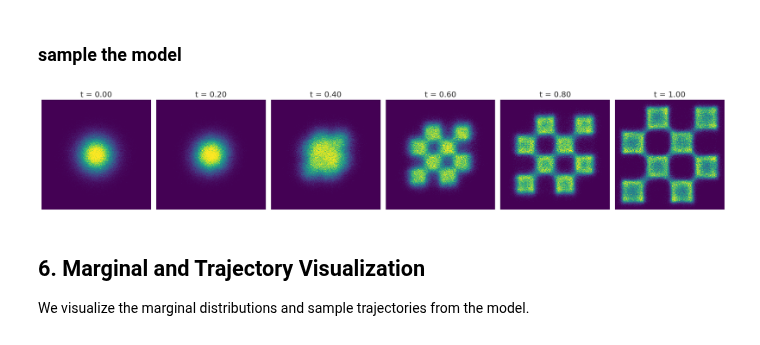
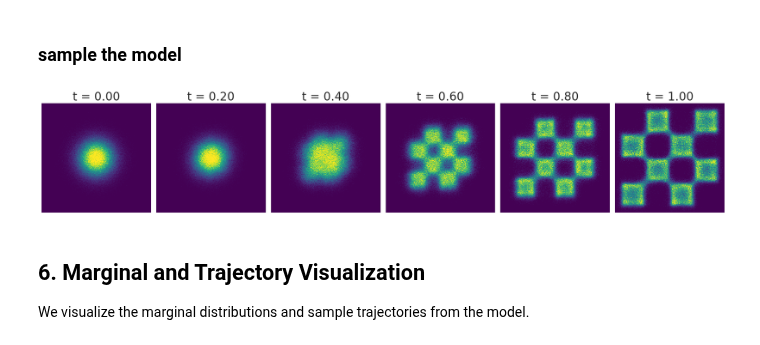
Before and after one commit to aurelio-amerio/GenSBI, a Jupyter notebook: docs/notebooks/flow_matching_2d_unconditional.ipynb, the cells around one changed output. Drawn from its saved outputs; the diff is of its cells as text; code cells hidden in the pictures.

```diff
--- a/docs/notebooks/flow_matching_2d_unconditional.ipynb
+++ b/docs/notebooks/flow_matching_2d_unconditional.ipynb
@@ -256,30 +256,30 @@ sns.set_style("darkgrid")
 # %%
 # Visualize the sampled trajectories at different time steps
 sol = np.array(sol)  # convert to numpy array
 T = np.array(T)  # convert to numpy array
 
 fig, axs = plt.subplots(1, nplots, figsize=(20,20))
 
 for i in range(nplots):
     H = axs[i].hist2d(sol[i,:,0,0], sol[i,:,1,0], 300, range=((-5,5), (-5,5)))
 
     cmin = 0.0
     cmax = jnp.quantile(jnp.array(H[0]), 0.99).item()
 
     norm = cm.colors.Normalize(vmax=cmax, vmin=cmin)
 
     _ = axs[i].hist2d(sol[i,:,0,0], sol[i,:,1,0], 300, range=((-5,5), (-5,5)), norm=norm, cmap="viridis")
 
     axs[i].set_aspect('equal')
     axs[i].axis('off')
-    axs[i].set_title('t = %.2f' % (T[i]),fontsize=16)
+    axs[i].set_title('t = %.2f' % (T[i]),fontsize=24)
 
 plt.tight_layout()
 plt.savefig("flow_matching_unconditional.png", dpi=300, bbox_inches="tight")
 # plt.savefig("flow_matching_unconditional.pdf", dpi=300, bbox_inches="tight")
 plt.show()
 # %% [output]
-[figure, old version]
+[figure, new version]
 # %% [markdown]
 ## 6. Marginal and Trajectory Visualization
 
```
Also changed, not shown: parts of 2 cells of this notebook, 2 other files.
